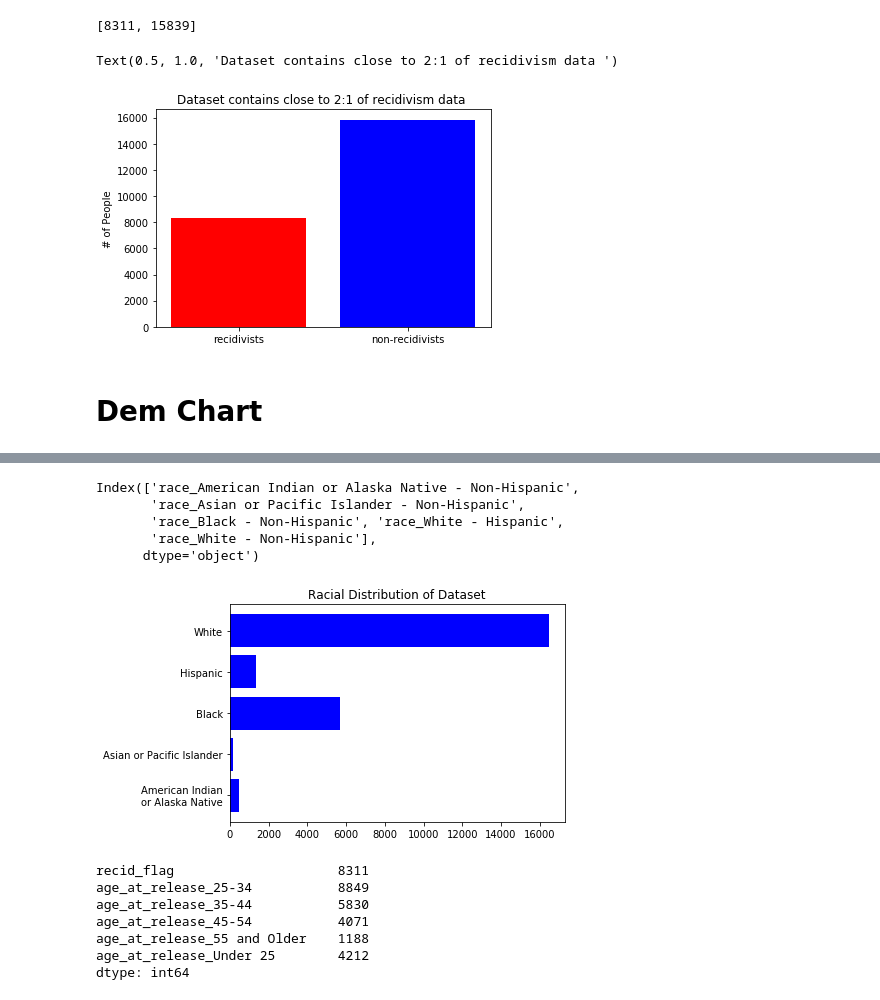
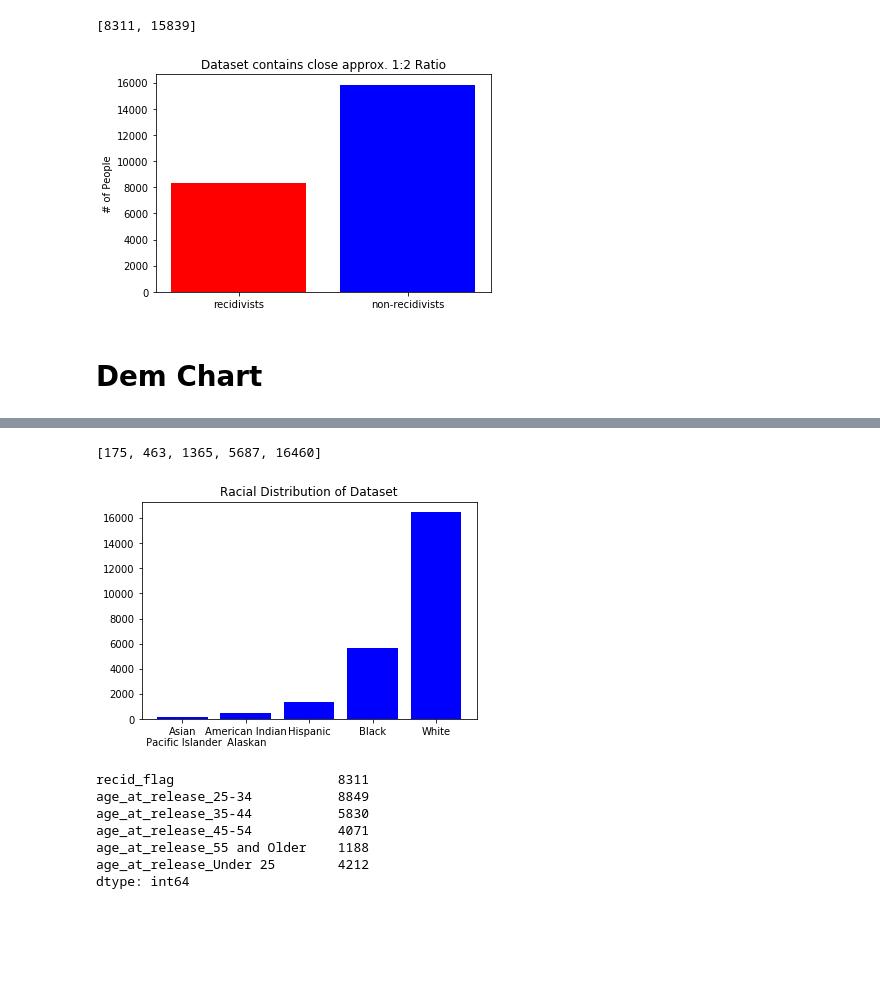
Before and after one commit to j-max/recidivism_iowa, a Jupyter notebook: eda/eda.ipynb, the cells around one changed output, grey strips where cells are left out. Drawn from its saved outputs; the diff is of its cells as text; code cells hidden in the pictures; blank space fills up the shorter version.

```diff
--- a/eda/eda.ipynb
+++ b/eda/eda.ipynb
@@ -31,10 +31,10 @@ fig, ax = plt.subplots()
 plt.bar([1,2], x_axis, color = ['red', 'blue'])
 plt.xticks([1,2],['recidivists','non-recidivists'])
 plt.ylabel('# of People')
-plt.title('Dataset contains close to 2:1 of recidivism data ')
+plt.title('Dataset contains close approx. 1:2 Ratio')
+plt.savefig('Recid_ratio.svg')
 # %% [output]
-Text(0.5, 1.0, 'Dataset contains close to 2:1 of recidivism data ')
-[figure, old version]
+[figure, new version]
 # %% [markdown]
 # Dem Chart
 # %%
@@ -69,22 +69,20 @@ dem_race = df[mask_race]
 race_pops = dem_race.sum()[1:]
 races = race_pops.index
 races
+race_counts = race_pops.values
+sorted(race_counts)
 # %% [output]
-Index(['race_American Indian or Alaska Native - Non-Hispanic',
-       'race_Asian or Pacific Islander - Non-Hispanic',
-       'race_Black - Non-Hispanic', 'race_White - Hispanic',
-       'race_White - Non-Hispanic'],
-      dtype='object')
+[175, 463, 1365, 5687, 16460]
 # %%
-races = ['American Indian\nor Alaska Native', 'Asian or Pacific Islander', 'Black', 'Hispanic', 'White' ]
-race_counts = race_pops.values
+races = ['Asian\n Pacific Islander', 'American Indian\n Alaskan','Hispanic',  'Black',  'White' ]
+race_counts = sorted(race_pops.values)
 fig, ax = plt.subplots()
-plt.barh(races, race_counts, color='blue')
+plt.bar(races, race_counts, color='blue')
 plt.title('Racial Distribution of Dataset')
 
 plt.savefig('../presentation/RaceDist.svg', bbox_inches="tight")
 # %% [output]
-[figure, old version]
+[figure, new version]
 # %%
 age_mask = ['recid_flag', 'age_at_release_25-34',
  'age_at_release_35-44',
```
Also changed, not shown: 14 other files.
